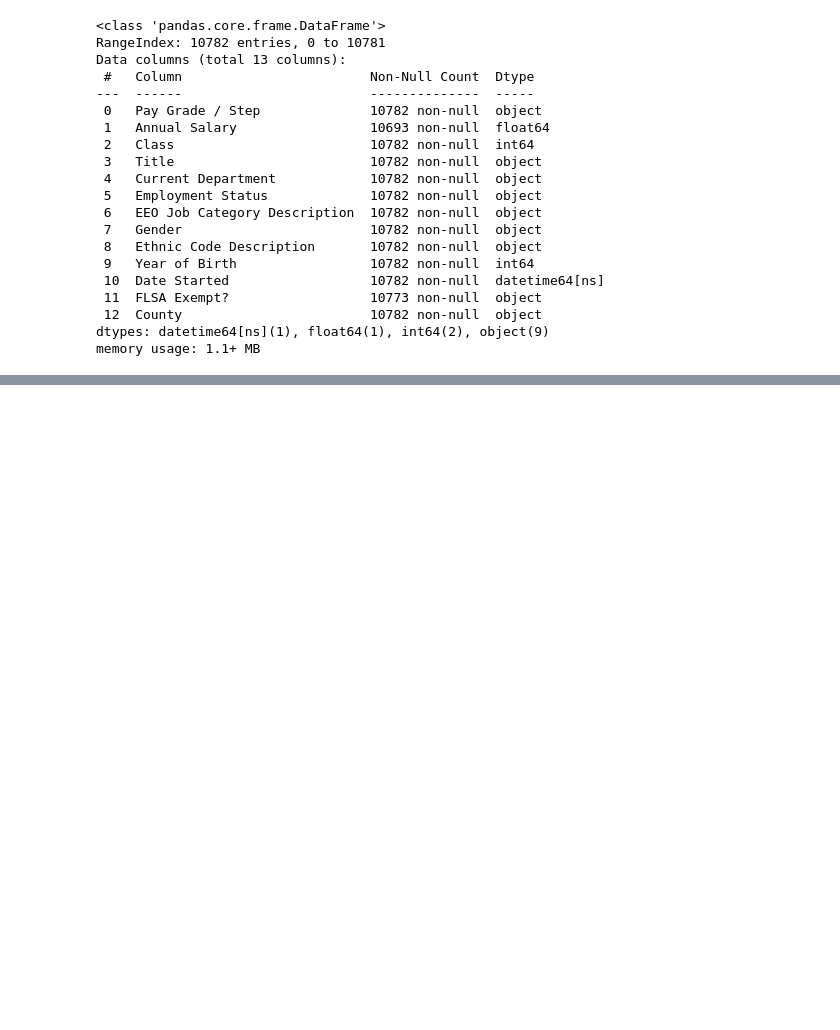
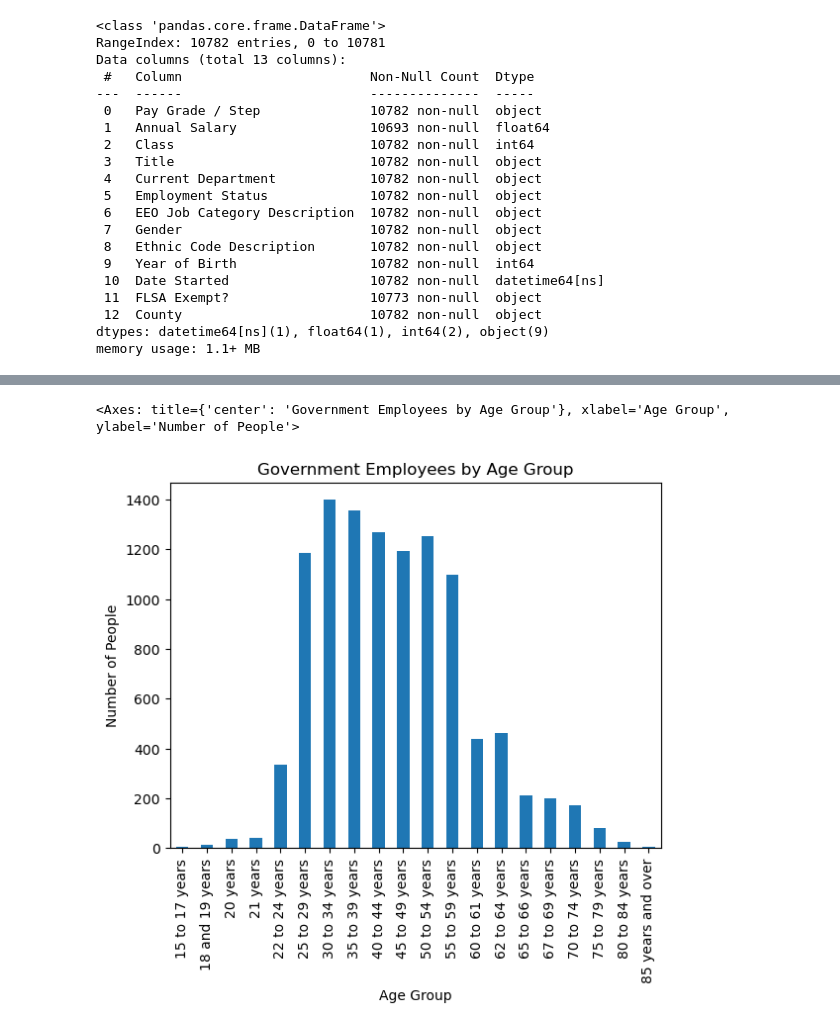
Before and after one commit to zdemeke/DavidsonGovEmployeeDemographics, a Jupyter notebook: Gov't Employment.ipynb, the cells around one changed output, grey strips where cells are left out. Saved outputs shown, nothing was run; the diff lists cells and outputs as text; code cells hidden in the pictures; blank space fills up the shorter version.

```diff
--- a/Gov't Employment.ipynb
+++ b/Gov't Employment.ipynb
@@ -46,0 +227,5 @@ memory usage: 1.1+ MB
+# %%
+# create age range column
+bins = [15, 18, 20, 21, 22, 25, 30, 35, 40, 45, 50, 55, 60, 62, 65, 67, 70, 75, 80, 85, 100]
+labels = ['15 to 17 years', '18 and 19 years', '20 years', '21 years', '22 to 24 years', '25 to 29 years', '30 to 34 years', '35 to 39 years', '40 to 44 years', '45 to 49 years', '50 to 54 years', '55 to 59 years', '60 to 61 years', '62 to 64 years', '65 to 66 years', '67 to 69 years', '70 to 74 years', '75 to 79 years', '80 to 84 years', '85 years and over']
+gov_emp['Age_Group'] = pd.cut(gov_emp.Age, bins, labels = labels, right=False)
@@ -46,0 +248,10 @@ memory usage: 1.1+ MB
+# %%
+gov_emp_by_AgeGroup = gov_emp.groupby('Age_Group').size()
+# %%
+gov_emp_by_AgeGroup.plot(kind='bar',
+                         title = 'Government Employees by Age Group',
+                         ylabel = 'Number of People',
+                        xlabel = 'Age Group')
+# %% [output]
+<Axes: title={'center': 'Government Employees by Age Group'}, xlabel='Age Group', ylabel='Number of People'>
+[figure, added]
```
Also changed, not shown: parts of 69 cells of this notebook, 2 other files.
